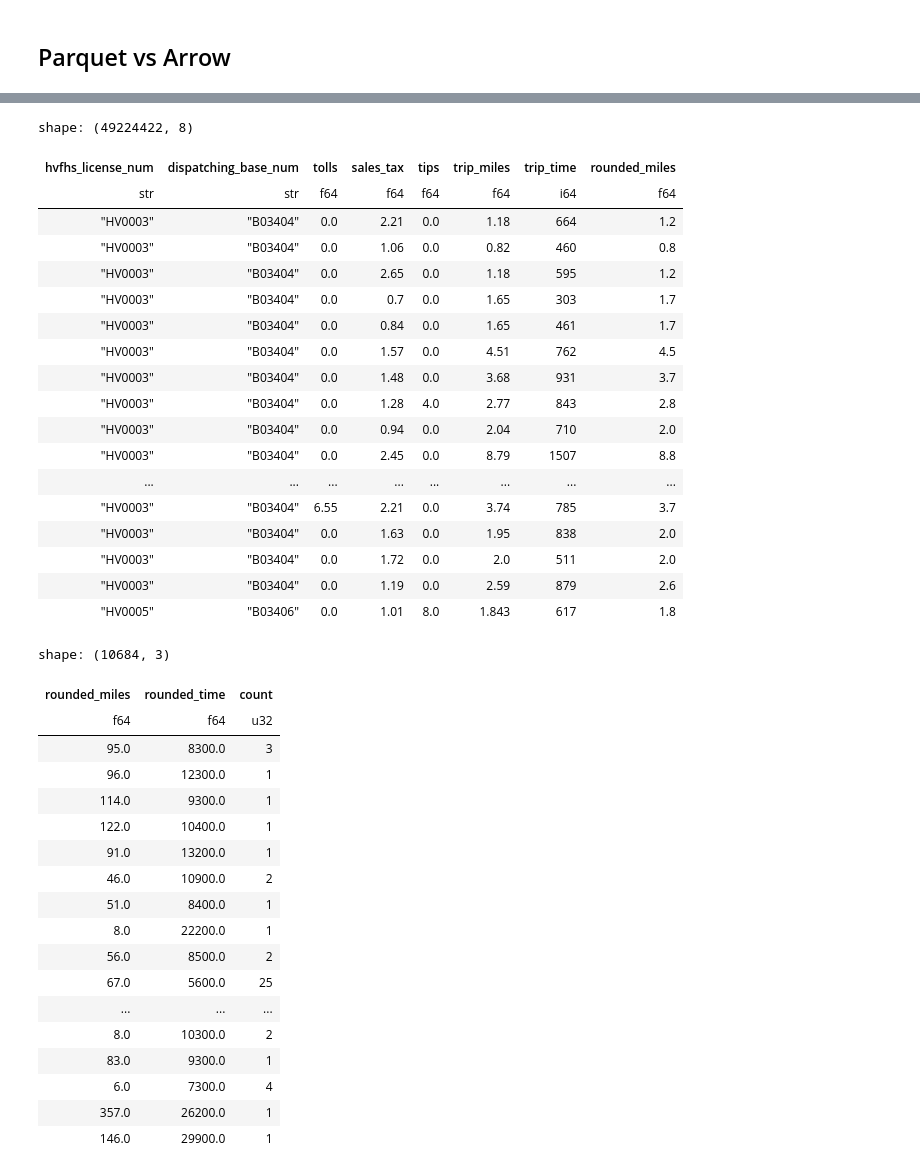
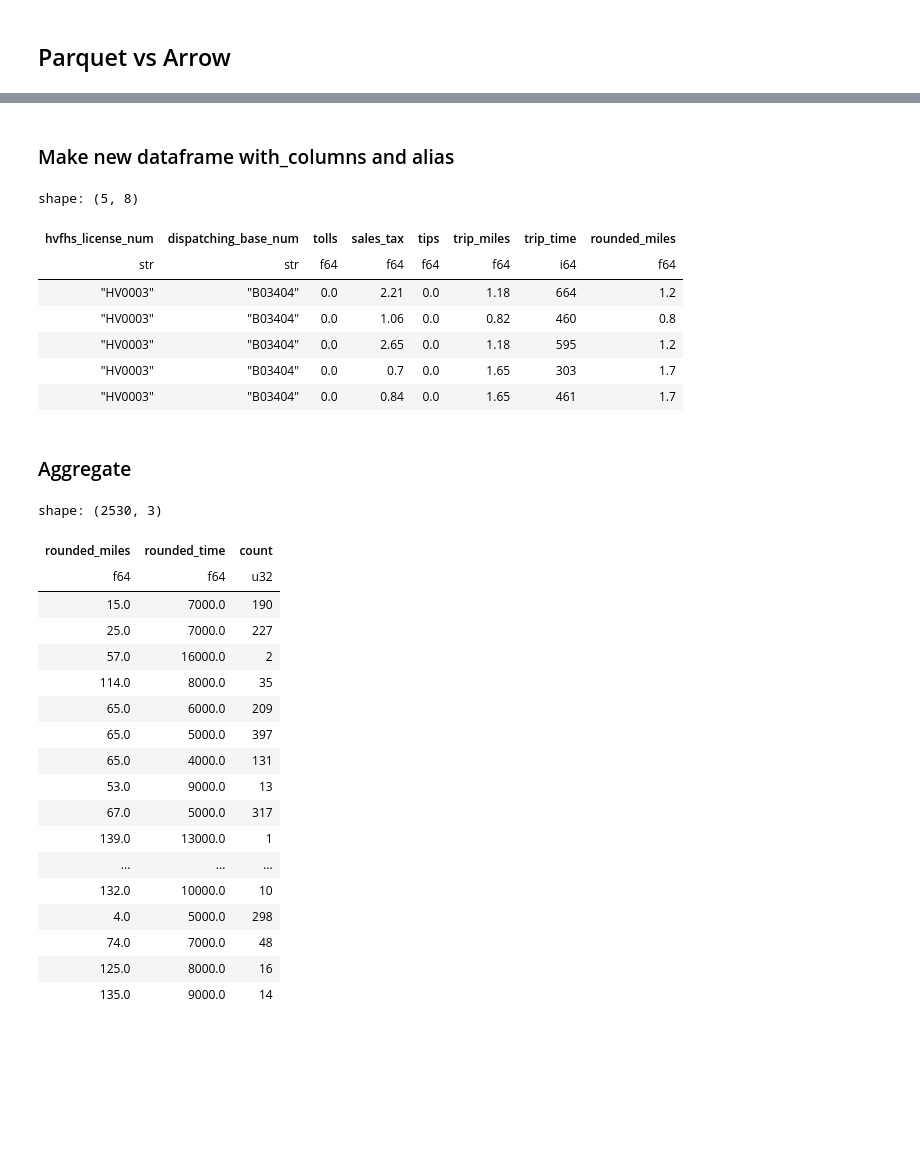
Before and after one commit to italanchan/polars-open-source-app, a Jupyter notebook: explore_data.ipynb, the cells around one changed output, grey strips where cells are left out. Drawn from its saved outputs; the diff is of its cells as text; code cells hidden in the pictures; blank space fills up the shorter version.

```diff
--- a/explore_data.ipynb
+++ b/explore_data.ipynb
@@ -57,25 +44,18 @@ shape: (2743234, 7)
+# %% [markdown]
+### Make new dataframe  with_columns and alias
 # %%
-df2.with_columns(pl.col("trip_miles").round(1).alias("rounded_miles"))
+df2.with_columns(pl.col("trip_miles").round(1).alias("rounded_miles")).head()
 # %% [output]
-shape: (49224422, 8)
+shape: (5, 8)
 | hvfhs_license_num | dispatching_base_num | tolls | sales_tax | tips | trip_miles | trip_time | rounded_miles |
 | str | str | f64 | f64 | f64 | f64 | i64 | f64 |
 | "HV0003" | "B03404" | 0.0 | 2.21 | 0.0 | 1.18 | 664 | 1.2 |
 | "HV0003" | "B03404" | 0.0 | 1.06 | 0.0 | 0.82 | 460 | 0.8 |
 | "HV0003" | "B03404" | 0.0 | 2.65 | 0.0 | 1.18 | 595 | 1.2 |
 | "HV0003" | "B03404" | 0.0 | 0.7 | 0.0 | 1.65 | 303 | 1.7 |
 | "HV0003" | "B03404" | 0.0 | 0.84 | 0.0 | 1.65 | 461 | 1.7 |
-| "HV0003" | "B03404" | 0.0 | 1.57 | 0.0 | 4.51 | 762 | 4.5 |
-| "HV0003" | "B03404" | 0.0 | 1.48 | 0.0 | 3.68 | 931 | 3.7 |
-| "HV0003" | "B03404" | 0.0 | 1.28 | 4.0 | 2.77 | 843 | 2.8 |
-| "HV0003" | "B03404" | 0.0 | 0.94 | 0.0 | 2.04 | 710 | 2.0 |
-| "HV0003" | "B03404" | 0.0 | 2.45 | 0.0 | 8.79 | 1507 | 8.8 |
-| ... | ... | ... | ... | ... | ... | ... | ... |
-| "HV0003" | "B03404" | 6.55 | 2.21 | 0.0 | 3.74 | 785 | 3.7 |
-| "HV0003" | "B03404" | 0.0 | 1.63 | 0.0 | 1.95 | 838 | 2.0 |
-| "HV0003" | "B03404" | 0.0 | 1.72 | 0.0 | 2.0 | 511 | 2.0 |
-| "HV0003" | "B03404" | 0.0 | 1.19 | 0.0 | 2.59 | 879 | 2.6 |
-| "HV0005" | "B03406" | 0.0 | 1.01 | 8.0 | 1.843 | 617 | 1.8 |
+# %% [markdown]
+### Aggregate
 # %%
 df.select('hvfhs_license_num', 'dispatching_base_num', 'tolls', 'sales_tax','tips', 'trip_miles', 'trip_time').with_columns(
             [
@@ -83,27 +63,27 @@ df.select('hvfhs_license_num', 'dispatching_base_num', 'tolls', 'sales_tax','tip
                 .round(0)
                 .alias("rounded_miles"),
                 pl.col("trip_time")
-                .apply(lambda x: round(x / 100, 0) * 100)
+                .apply(lambda x: round(x / 1000, 0) * 1000)
                 .alias("rounded_time"),
             ]
         ).groupby(["rounded_miles", "rounded_time"]).count()
 # %% [output]
-shape: (10684, 3)
+shape: (2530, 3)
 | rounded_miles | rounded_time | count |
 | f64 | f64 | u32 |
-| 95.0 | 8300.0 | 3 |
-| 96.0 | 12300.0 | 1 |
-| 114.0 | 9300.0 | 1 |
-| 122.0 | 10400.0 | 1 |
-| 91.0 | 13200.0 | 1 |
-| 46.0 | 10900.0 | 2 |
-| 51.0 | 8400.0 | 1 |
-| 8.0 | 22200.0 | 1 |
-| 56.0 | 8500.0 | 2 |
-| 67.0 | 5600.0 | 25 |
+| 15.0 | 7000.0 | 190 |
+| 25.0 | 7000.0 | 227 |
+| 57.0 | 16000.0 | 2 |
+| 114.0 | 8000.0 | 35 |
+| 65.0 | 6000.0 | 209 |
+| 65.0 | 5000.0 | 397 |
+| 65.0 | 4000.0 | 131 |
+| 53.0 | 9000.0 | 13 |
+| 67.0 | 5000.0 | 317 |
+| 139.0 | 13000.0 | 1 |
 | ... | ... | ... |
-| 8.0 | 10300.0 | 2 |
-| 83.0 | 9300.0 | 1 |
-| 6.0 | 7300.0 | 4 |
-| 357.0 | 26200.0 | 1 |
-| 146.0 | 29900.0 | 1 |
+| 132.0 | 10000.0 | 10 |
+| 4.0 | 5000.0 | 298 |
+| 74.0 | 7000.0 | 48 |
+| 125.0 | 8000.0 | 16 |
+| 135.0 | 9000.0 | 14 |
```
Also changed, not shown: parts of 18 cells of this notebook.
